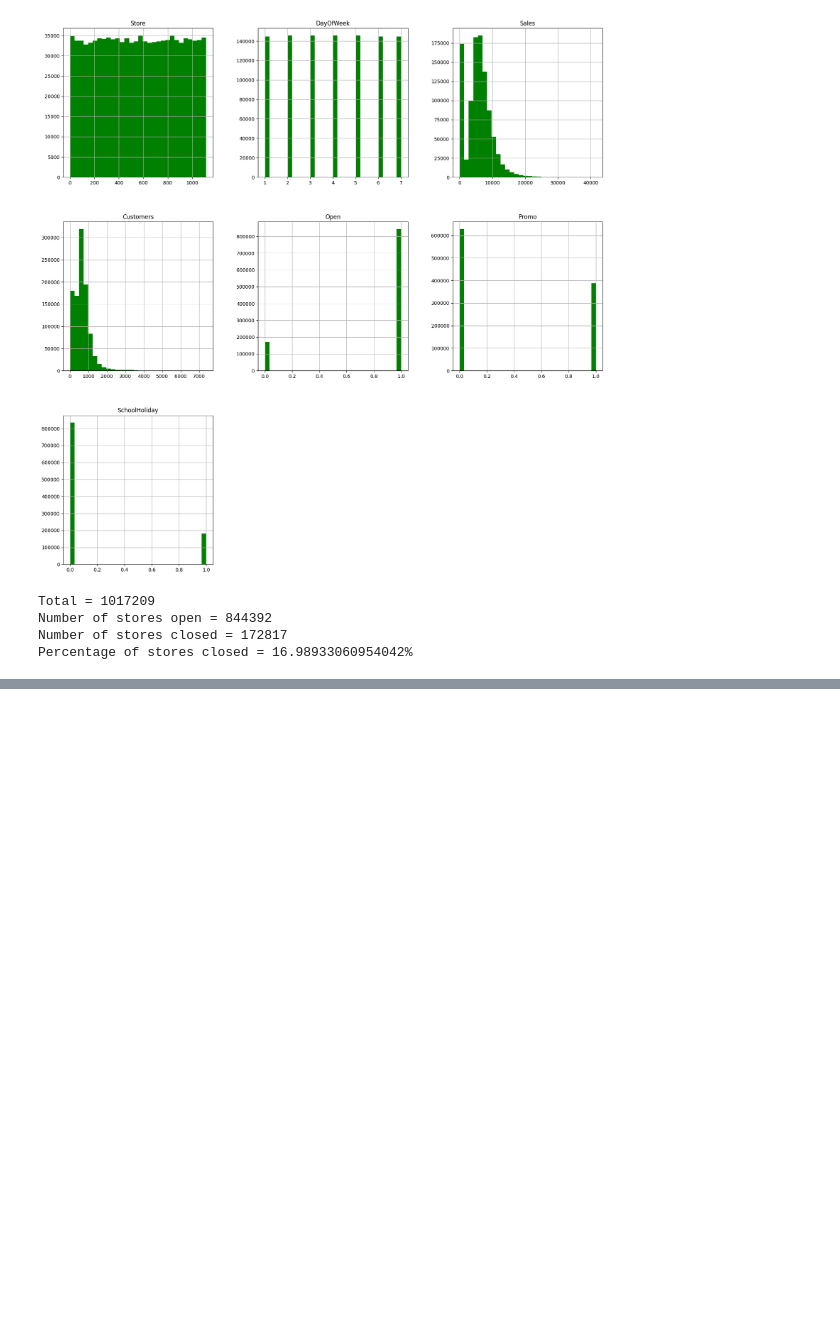
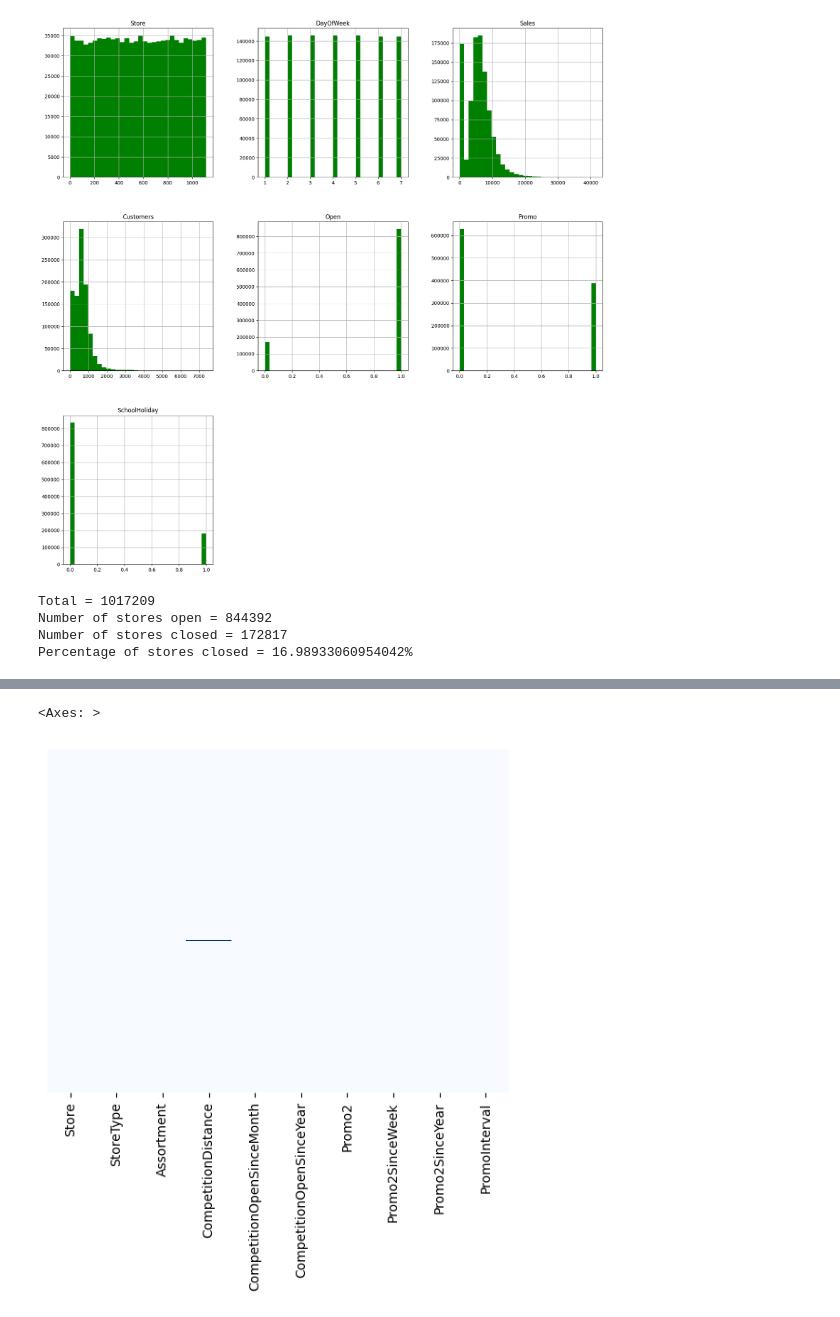
Before and after one commit to CD-AC/DataScience-Sales_Prediction, a Jupyter notebook: Sales_Prediction.ipynb, the cells around one changed output, grey strips where cells are left out. Saved outputs shown, nothing was run; the diff lists cells and outputs as text; code cells hidden in the pictures; blank space fills up the shorter version.

```diff
--- a/Sales_Prediction.ipynb
+++ b/Sales_Prediction.ipynb
@@ -131,0 +212,13 @@ Percentage of stores closed = 16.98933060954042%
+# %%
+# Parece que si 'promo2' es cero, 'promo2SinceWeek', 'Promo2SinceYear' y la información de 'PromoInterval' se establece en cero
+# Hay 354 filas donde 'CompetitionOpenSinceYear' y 'CompetitionOpenSinceMonth' falta
+# Establezcamos estos valores en ceros
+str_cols = ['Promo2SinceWeek', 'Promo2SinceYear', 'PromoInterval', 'CompetitionOpenSinceYear', 'CompetitionOpenSinceMonth']
+
+for str in str_cols:
+    store_info_df[str].fillna(0, inplace = True)
+# %%
+sns.heatmap(store_info_df.isnull(), yticklabels=False, cbar=False, cmap = "Blues")
+# %% [output]
+<Axes: >
+[figure, added]
```
Also changed, not shown: parts of 46 cells of this notebook.
